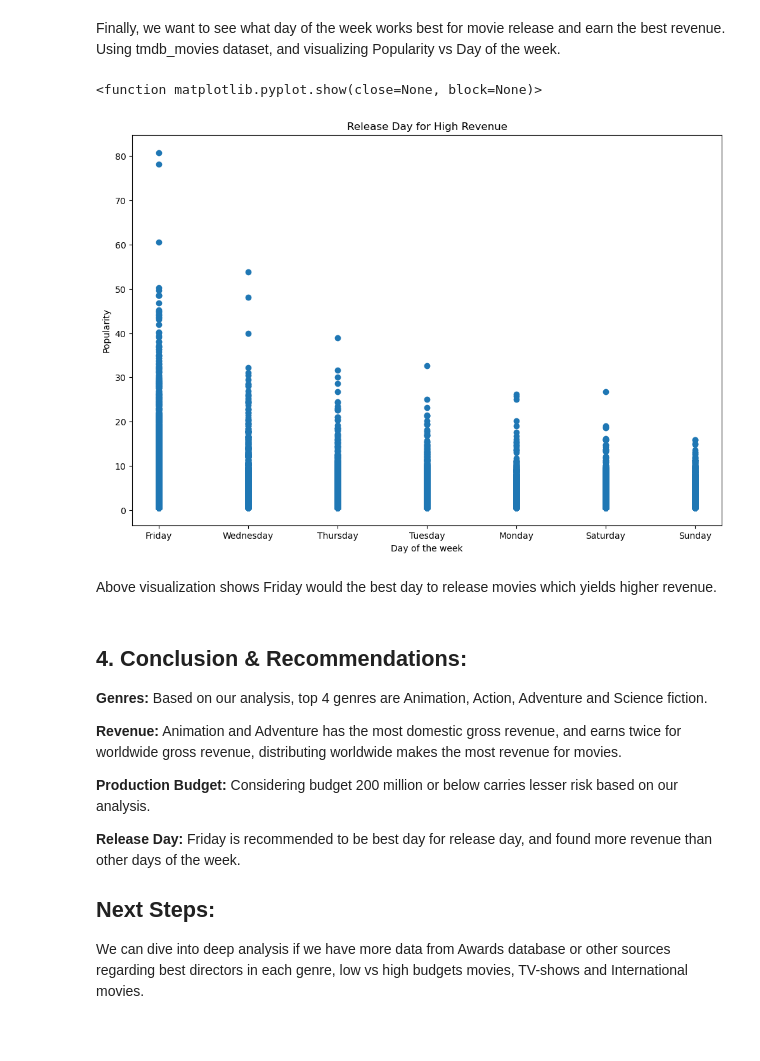
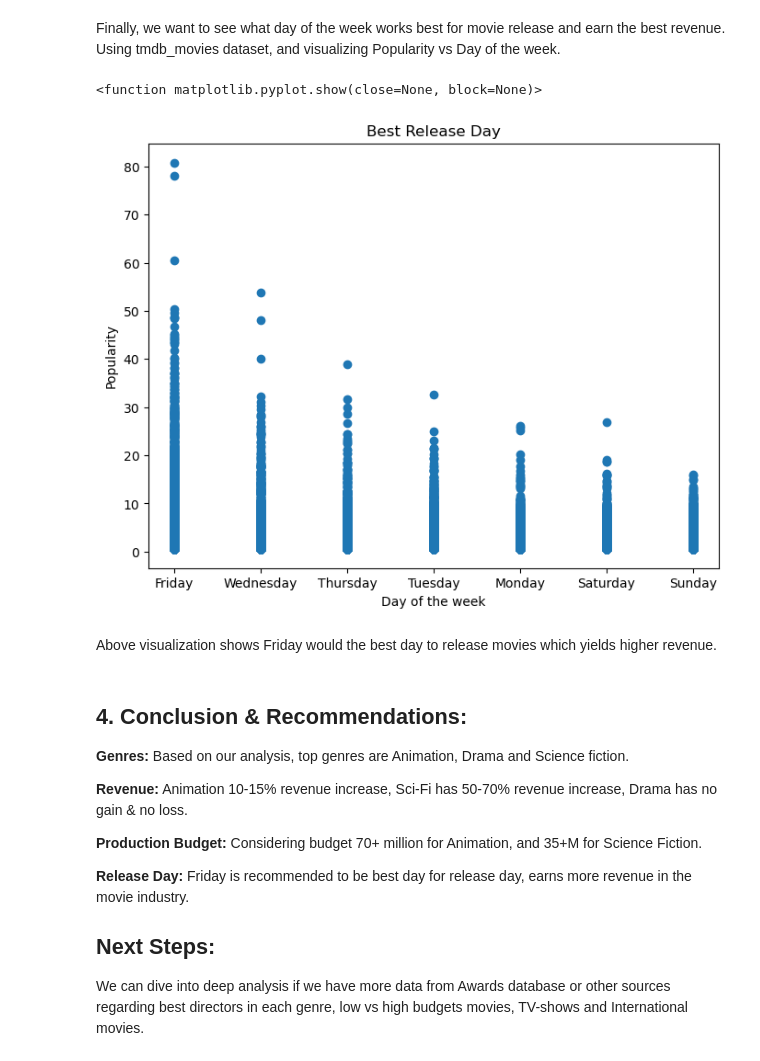
Before and after one commit to YamunaU75/FortuneMoviePhase2, a Jupyter notebook: index.ipynb, the cells around one changed output. Saved outputs shown, nothing was run; the diff lists cells and outputs as text; code cells hidden in the pictures; blank space fills up the shorter version.

```diff
--- a/index.ipynb
+++ b/index.ipynb
@@ -979,29 +942,29 @@ Finally, we want to see what day of the week works best for movie release and ea
 Popularity vs Day of the week.
 # %%
 # Visualize popularity vs release_date
-fig, ax = plt.subplots(figsize = (12,8))
+fig, ax = plt.subplots(figsize = (8,6))
 plt.scatter(data=tmdb_movies1, x= 'release_day' , y="popularity")
 
 # title, x & y labels
-plt.title('Release Day for High Revenue')
+plt.title('Best Release Day')
 plt.xlabel('Day of the week')
 plt.ylabel('Popularity')
 plt.show
 # %% [output]
 <function matplotlib.pyplot.show(close=None, block=None)>
-[figure, old version]
+[figure, new version]
 # %% [markdown]
 Above visualization shows Friday would the best day to release movies which yields higher revenue.
 # %% [markdown]
 ## 4. Conclusion & Recommendations:
 
-**Genres:** Based on our analysis, top 4 genres are Animation, Action, Adventure and Science fiction.
+**Genres:** Based on our analysis, top genres are Animation, Drama and Science fiction.
 
-**Revenue:** Animation and Adventure has the most domestic gross revenue, and earns twice for worldwide gross revenue, distributing worldwide makes the most revenue for movies.
+**Revenue:** Animation 10-15% revenue increase, Sci-Fi has 50-70% revenue increase, Drama has no gain & no loss.
 
-**Production Budget:** Considering budget 200 million or below carries lesser risk based on our analysis.
+**Production Budget:** Considering budget 70+ million for Animation, and 35+M for Science Fiction.
 
-**Release Day:** Friday is recommended to be best day for release day, and found more revenue than other days of the week.
+**Release Day:** Friday is recommended to be best day for release day, earns more revenue in the movie industry.
 
 ## Next Steps:
 
```
Also changed, not shown: parts of 45 cells of this notebook, 12 other files.
